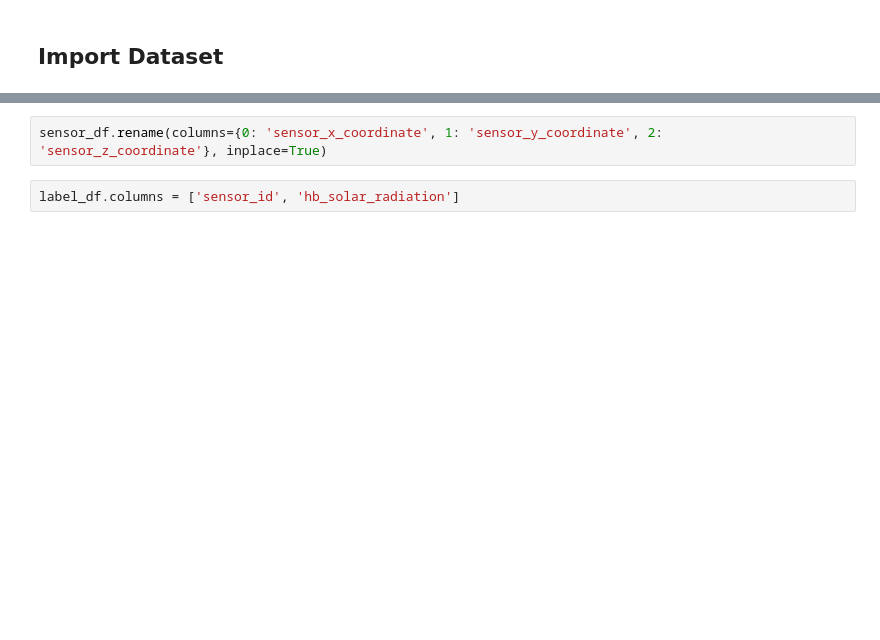
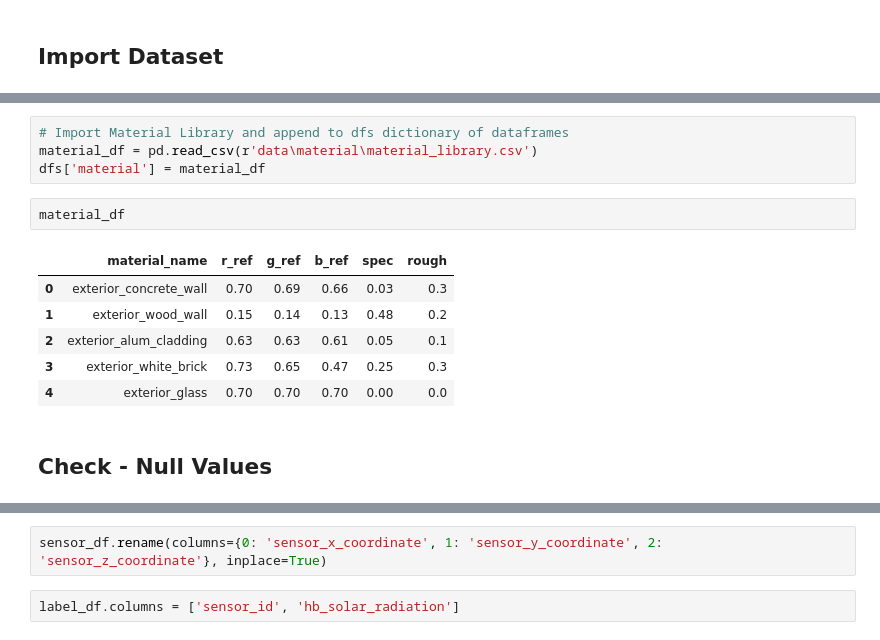
Before and after one commit to chanjunha0/MastersofArchitecture_Thesis_2024, a Jupyter notebook: gnn_dataset.ipynb, the cells around one changed output, grey strips where cells are left out. Saved outputs shown, nothing was run; the diff lists cells and outputs as text; blank space fills up the shorter version.

Commit message:
added and tested material into pytorch object. pipeline tested

```diff
--- a/gnn_dataset.ipynb
+++ b/gnn_dataset.ipynb
@@ -191,0 +359,15 @@ vertex_length_df
+# %%
+# Import Material Library and append to dfs dictionary of dataframes
+material_df = pd.read_csv(r'data\material\material_library.csv')
+dfs['material'] = material_df
+# %%
+material_df
+# %% [output]
+|  | material_name | r_ref | g_ref | b_ref | spec | rough |
+| 0 | exterior_concrete_wall | 0.70 | 0.69 | 0.66 | 0.03 | 0.3 |
+| 1 | exterior_wood_wall | 0.15 | 0.14 | 0.13 | 0.48 | 0.2 |
+| 2 | exterior_alum_cladding | 0.63 | 0.63 | 0.61 | 0.05 | 0.1 |
+| 3 | exterior_white_brick | 0.73 | 0.65 | 0.47 | 0.25 | 0.3 |
+| 4 | exterior_glass | 0.70 | 0.70 | 0.70 | 0.00 | 0.0 |
+# %% [markdown]
+## **Check - Null Values**
```
Also changed, not shown: parts of 68 cells of this notebook.
